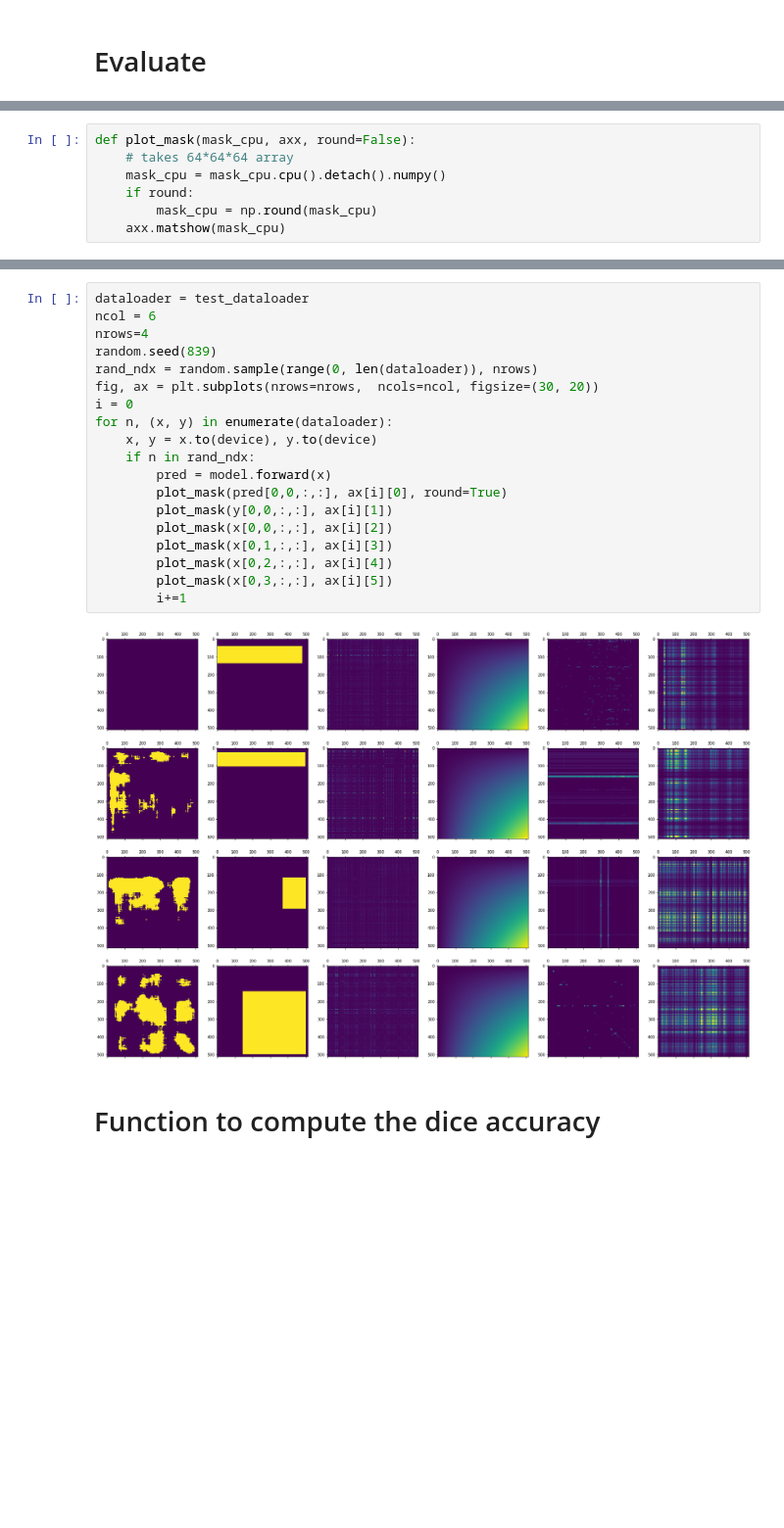
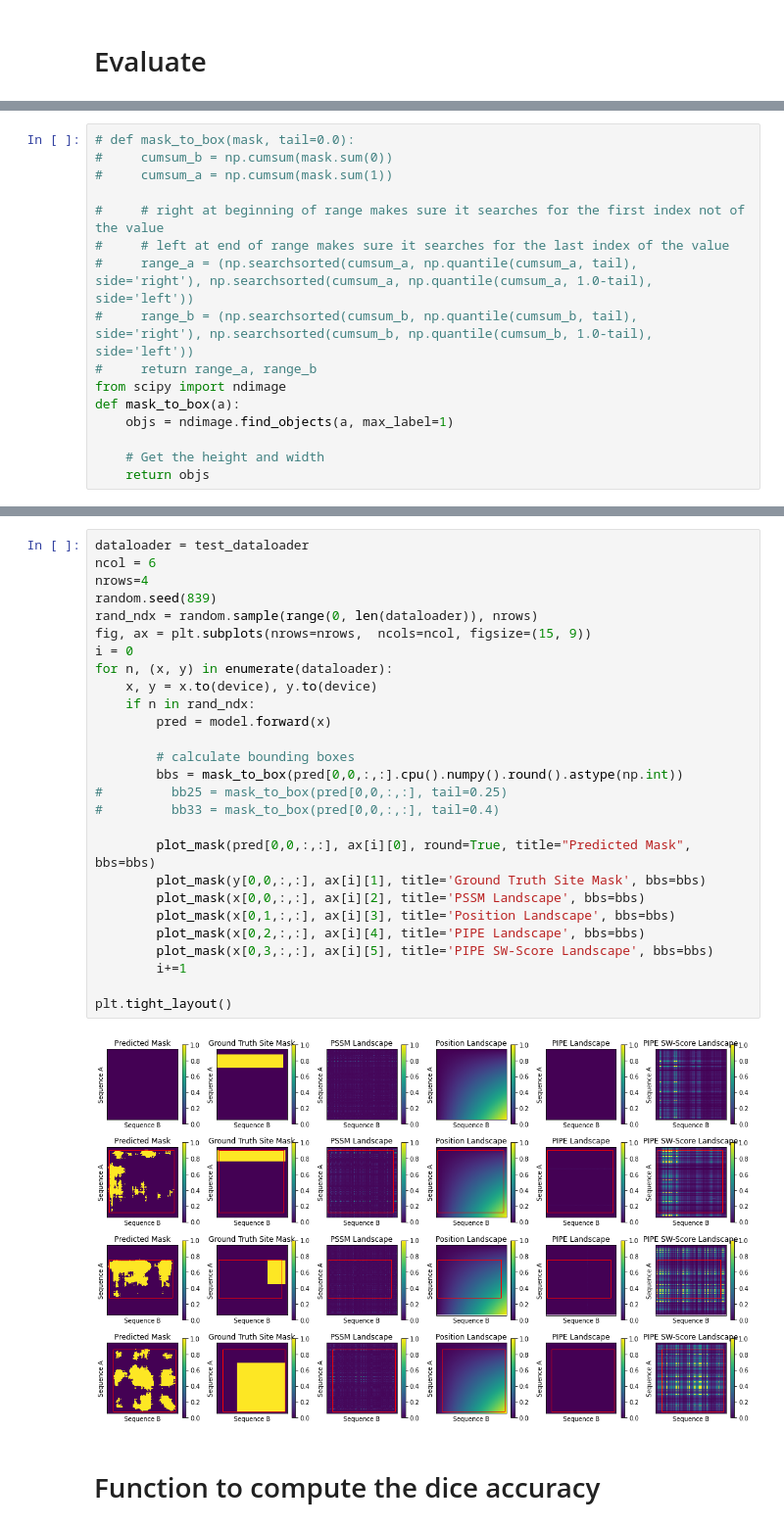
Before and after one commit to jrgreen7/PIPE, a Jupyter notebook: Deep-PIPE-Sites/unet_pt-Copy2.ipynb, the cells around one changed output, grey strips where cells are left out. Shown at 98% size. Saved outputs shown, nothing was run; the diff lists cells and outputs as text; blank space fills up the shorter version.

Commit message:
Evaluated walk algorithm using best of 3 method, converted unet output to bounding boxes and re-evaluated, generated graph of unet model

```diff
--- a/Deep-PIPE-Sites/unet_pt-Copy2.ipynb
+++ b/Deep-PIPE-Sites/unet_pt-Copy2.ipynb
@@ -395,7 +430,16 @@ torch.set_grad_enabled(False)
-# %%
-def plot_mask(mask_cpu, axx, round=False):
-    # takes 64*64*64 array
-    mask_cpu = mask_cpu.cpu().detach().numpy()
-    if round:
-        mask_cpu = np.round(mask_cpu)
-    axx.matshow(mask_cpu)
+# %%
+# def mask_to_box(mask, tail=0.0):
+#     cumsum_b = np.cumsum(mask.sum(0))
+#     cumsum_a = np.cumsum(mask.sum(1))
+
+#     # right at beginning of range makes sure it searches for the first index not of the value
+#     # left at end of range makes sure it searches for the last index of the value
+#     range_a = (np.searchsorted(cumsum_a, np.quantile(cumsum_a, tail), side='right'), np.searchsorted(cumsum_a, np.quantile(cumsum_a, 1.0-tail), side='left'))
+#     range_b = (np.searchsorted(cumsum_b, np.quantile(cumsum_b, tail), side='right'), np.searchsorted(cumsum_b, np.quantile(cumsum_b, 1.0-tail), side='left'))
+#     return range_a, range_b
+from scipy import ndimage
+def mask_to_box(a):
+    objs = ndimage.find_objects(a, max_label=1)
+
+    # Get the height and width
+    return objs
@@ -402,24 +478,32 @@ def plot_mask(mask_cpu, axx, round=False):
 # %%
 dataloader = test_dataloader
 ncol = 6
 nrows=4
 random.seed(839)
 rand_ndx = random.sample(range(0, len(dataloader)), nrows)
-fig, ax = plt.subplots(nrows=nrows,  ncols=ncol, figsize=(30, 20))
+fig, ax = plt.subplots(nrows=nrows,  ncols=ncol, figsize=(15, 9))
 i = 0
 for n, (x, y) in enumerate(dataloader):
     x, y = x.to(device), y.to(device)
     if n in rand_ndx:
         pred = model.forward(x)
-        plot_mask(pred[0,0,:,:], ax[i][0], round=True)
-        plot_mask(y[0,0,:,:], ax[i][1])
-        plot_mask(x[0,0,:,:], ax[i][2])
-        plot_mask(x[0,1,:,:], ax[i][3])
-        plot_mask(x[0,2,:,:], ax[i][4])
-        plot_mask(x[0,3,:,:], ax[i][5])
+
+        # calculate bounding boxes
+        bbs = mask_to_box(pred[0,0,:,:].cpu().numpy().round().astype(np.int))
+#         bb25 = mask_to_box(pred[0,0,:,:], tail=0.25)
+#         bb33 = mask_to_box(pred[0,0,:,:], tail=0.4)
+
+        plot_mask(pred[0,0,:,:], ax[i][0], round=True, title="Predicted Mask", bbs=bbs)
+        plot_mask(y[0,0,:,:], ax[i][1], title='Ground Truth Site Mask', bbs=bbs)
+        plot_mask(x[0,0,:,:], ax[i][2], title='PSSM Landscape', bbs=bbs)
+        plot_mask(x[0,1,:,:], ax[i][3], title='Position Landscape', bbs=bbs)
+        plot_mask(x[0,2,:,:], ax[i][4], title='PIPE Landscape', bbs=bbs)
+        plot_mask(x[0,3,:,:], ax[i][5], title='PIPE SW-Score Landscape', bbs=bbs)
         i+=1
+
+plt.tight_layout()
 # %% [output]
-[figure, old version]
+[figure, new version]
 # %% [markdown]
 # Function to compute the dice accuracy
 # %%
```
Also changed, not shown: parts of 57 cells of this notebook, 4 other files.
